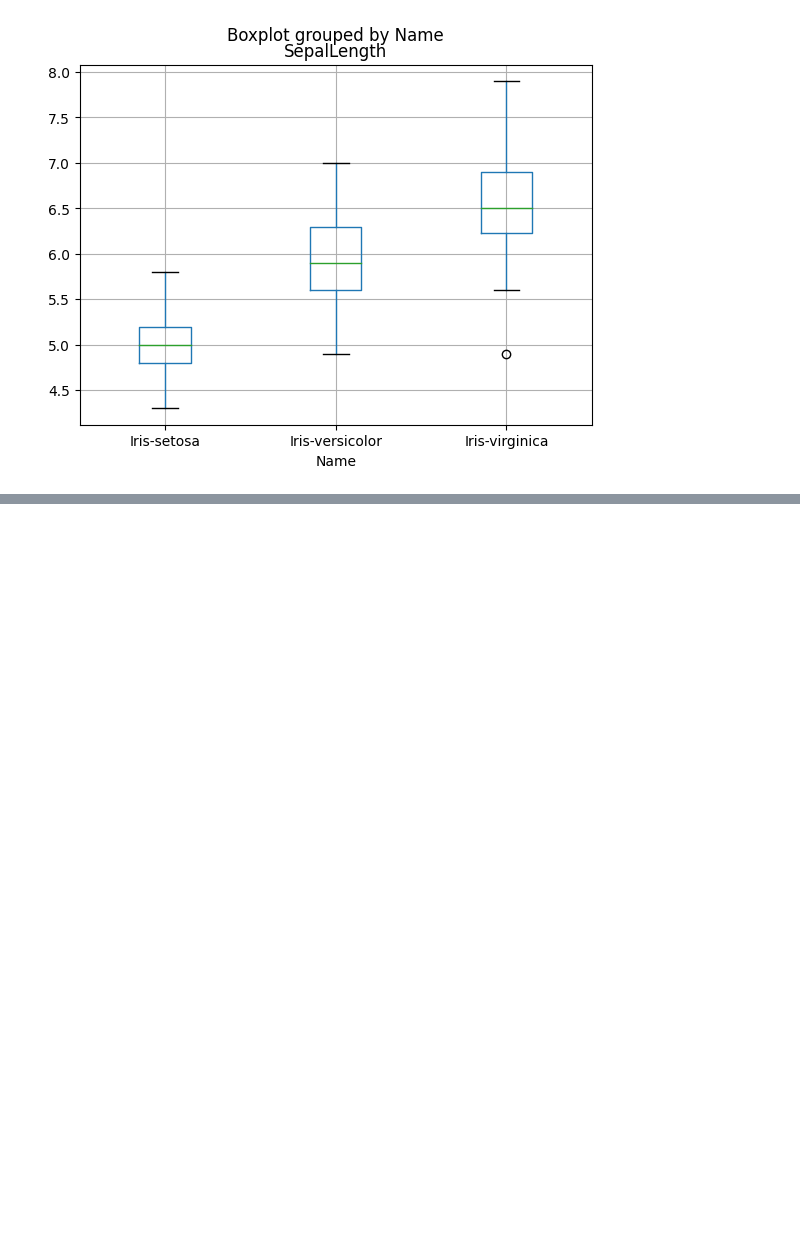
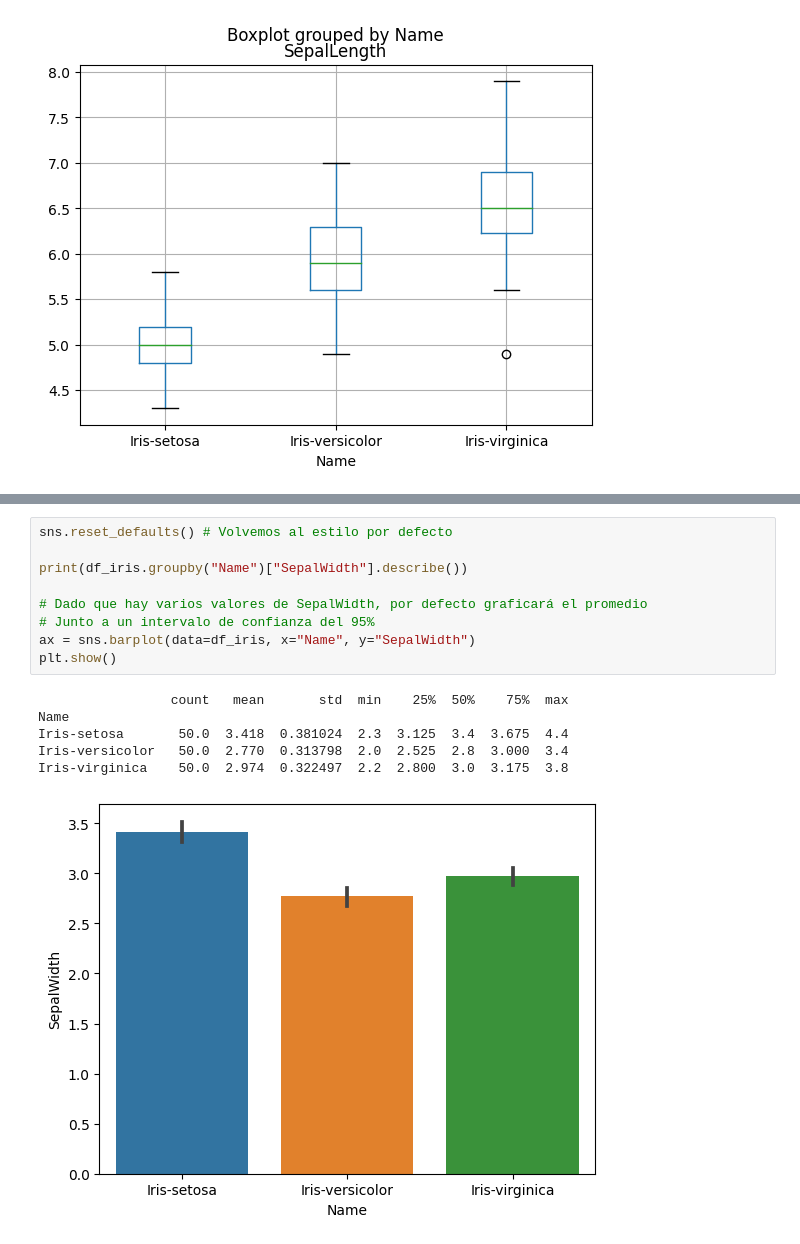
Before and after one commit to Vokturz/Curso-Python-BCCh, a Jupyter notebook: clase5/Clase5_Visualizacion.ipynb, the cells around one changed output, grey strips where cells are left out. Drawn from its saved outputs; the diff is of its cells as text; blank space fills up the shorter version.

```diff
--- a/clase5/Clase5_Visualizacion.ipynb
+++ b/clase5/Clase5_Visualizacion.ipynb
@@ -214,0 +271,16 @@ def graficar_columnas(df, columna_y, lista_columnas):
+# %%
+sns.reset_defaults() # Volvemos al estilo por defecto
+
+print(df_iris.groupby("Name")["SepalWidth"].describe())
+
+# Dado que hay varios valores de SepalWidth, por defecto graficará el promedio
+# Junto a un intervalo de confianza del 95%
+ax = sns.barplot(data=df_iris, x="Name", y="SepalWidth")
+plt.show()
+# %% [output]
+                 count   mean       std  min    25%  50%    75%  max
+Name
+Iris-setosa       50.0  3.418  0.381024  2.3  3.125  3.4  3.675  4.4
+Iris-versicolor   50.0  2.770  0.313798  2.0  2.525  2.8  3.000  3.4
+Iris-virginica    50.0  2.974  0.322497  2.2  2.800  3.0  3.175  3.8
+[figure, added]
```
Also changed, not shown: parts of 22 cells of this notebook.
